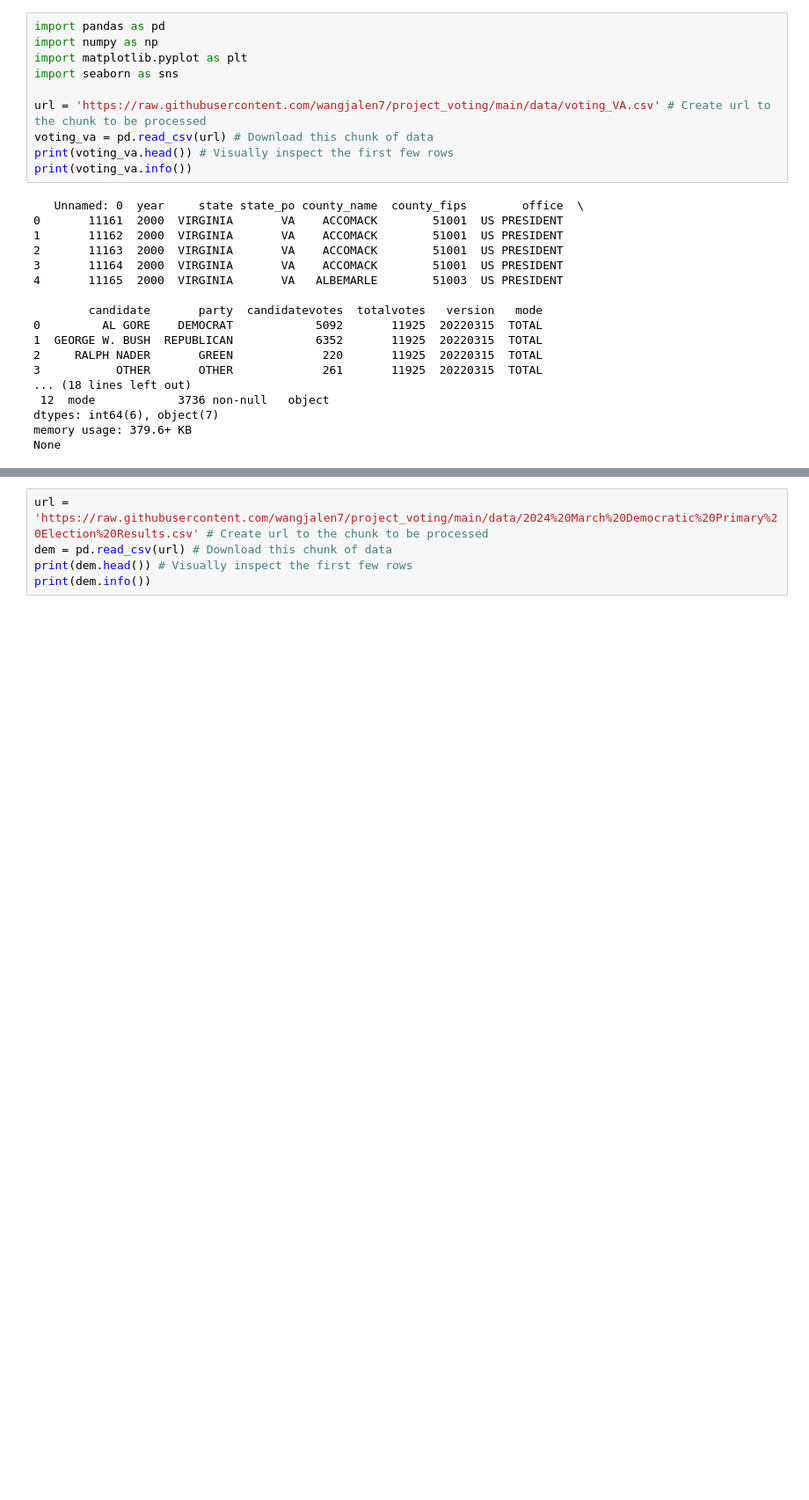
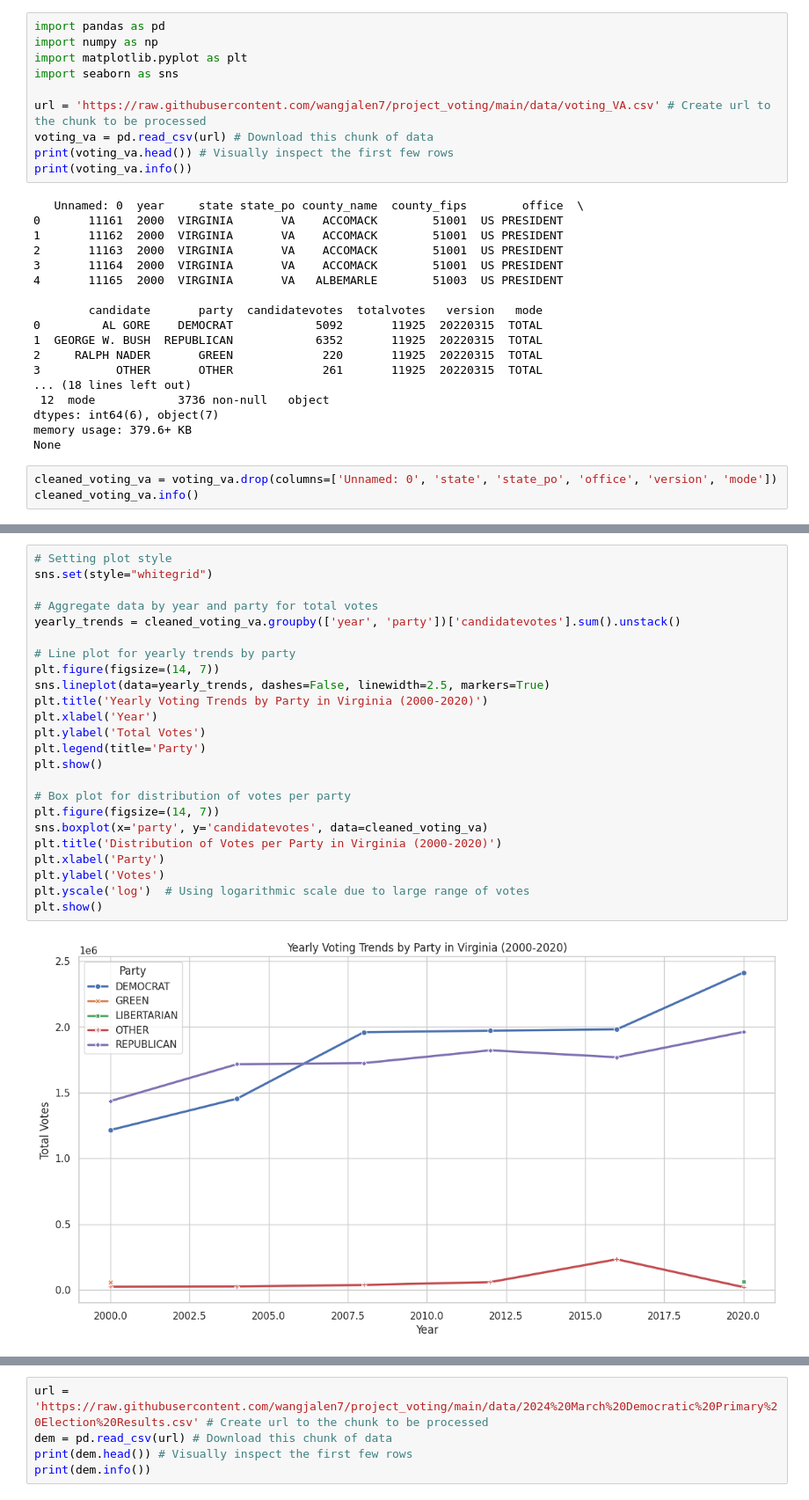
Before and after one commit to rafid-mirza/DS3001_Project1, a Jupyter notebook: Project_Voting_Code.ipynb, the cells around one changed output, grey strips where cells are left out. Shown: that part at 88% size. Saved outputs shown, nothing was run; the diff lists cells and outputs as text; blank space fills up the shorter version.

```diff
--- a/Project_Voting_Code.ipynb
+++ b/Project_Voting_Code.ipynb
@@ -289,3 +306,6 @@ print(voting_va.info())
 dtypes: int64(6), object(7)
 memory usage: 379.6+ KB
 None
+# %%
+cleaned_voting_va = voting_va.drop(columns=['Unnamed: 0', 'state', 'state_po', 'office', 'version', 'mode'])
+cleaned_voting_va.info()
@@ -291,0 +387,26 @@ None
+# %%
+# Setting plot style
+sns.set(style="whitegrid")
+
+# Aggregate data by year and party for total votes
+yearly_trends = cleaned_voting_va.groupby(['year', 'party'])['candidatevotes'].sum().unstack()
+
+# Line plot for yearly trends by party
+plt.figure(figsize=(14, 7))
+sns.lineplot(data=yearly_trends, dashes=False, linewidth=2.5, markers=True)
+plt.title('Yearly Voting Trends by Party in Virginia (2000-2020)')
+plt.xlabel('Year')
+plt.ylabel('Total Votes')
+plt.legend(title='Party')
+plt.show()
+
+# Box plot for distribution of votes per party
+plt.figure(figsize=(14, 7))
+sns.boxplot(x='party', y='candidatevotes', data=cleaned_voting_va)
+plt.title('Distribution of Votes per Party in Virginia (2000-2020)')
+plt.xlabel('Party')
+plt.ylabel('Votes')
+plt.yscale('log')  # Using logarithmic scale due to large range of votes
+plt.show()
+# %% [output]
+[figure, added]
```
Also changed, not shown: parts of 61 cells of this notebook.
